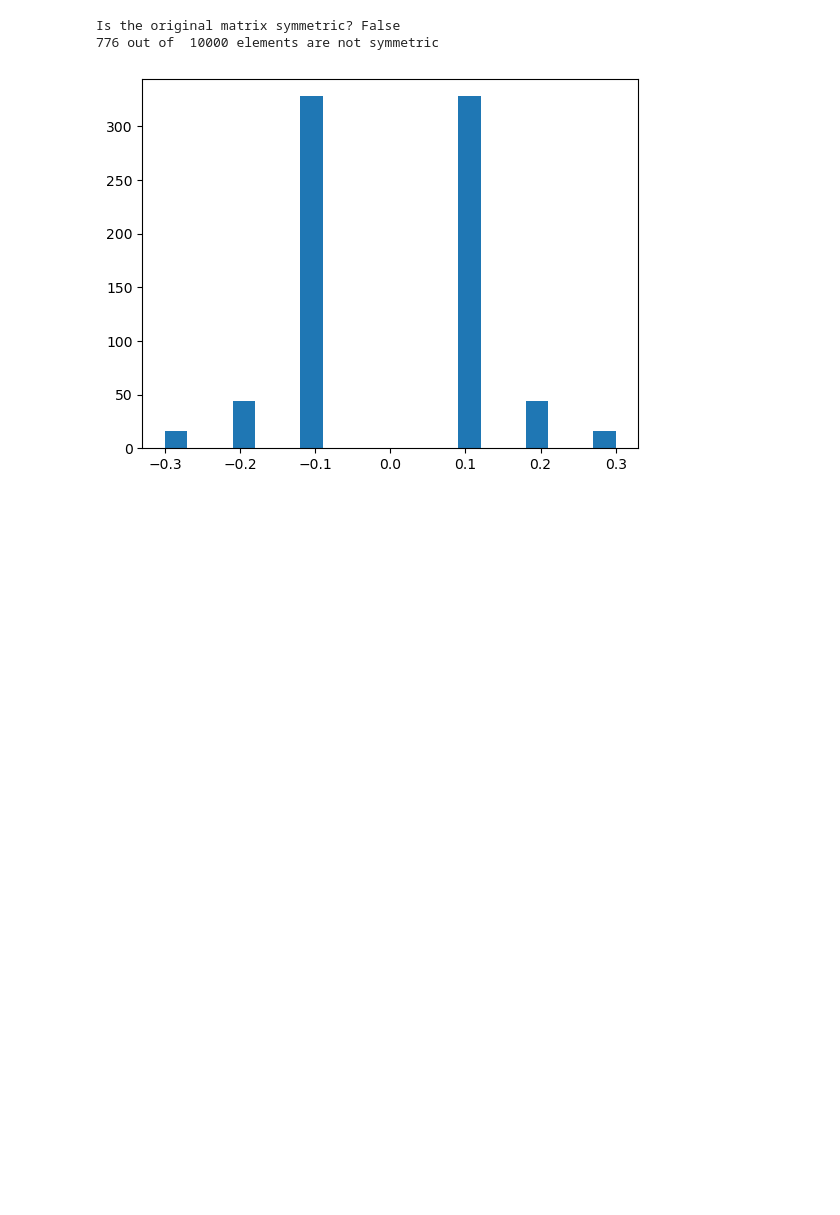
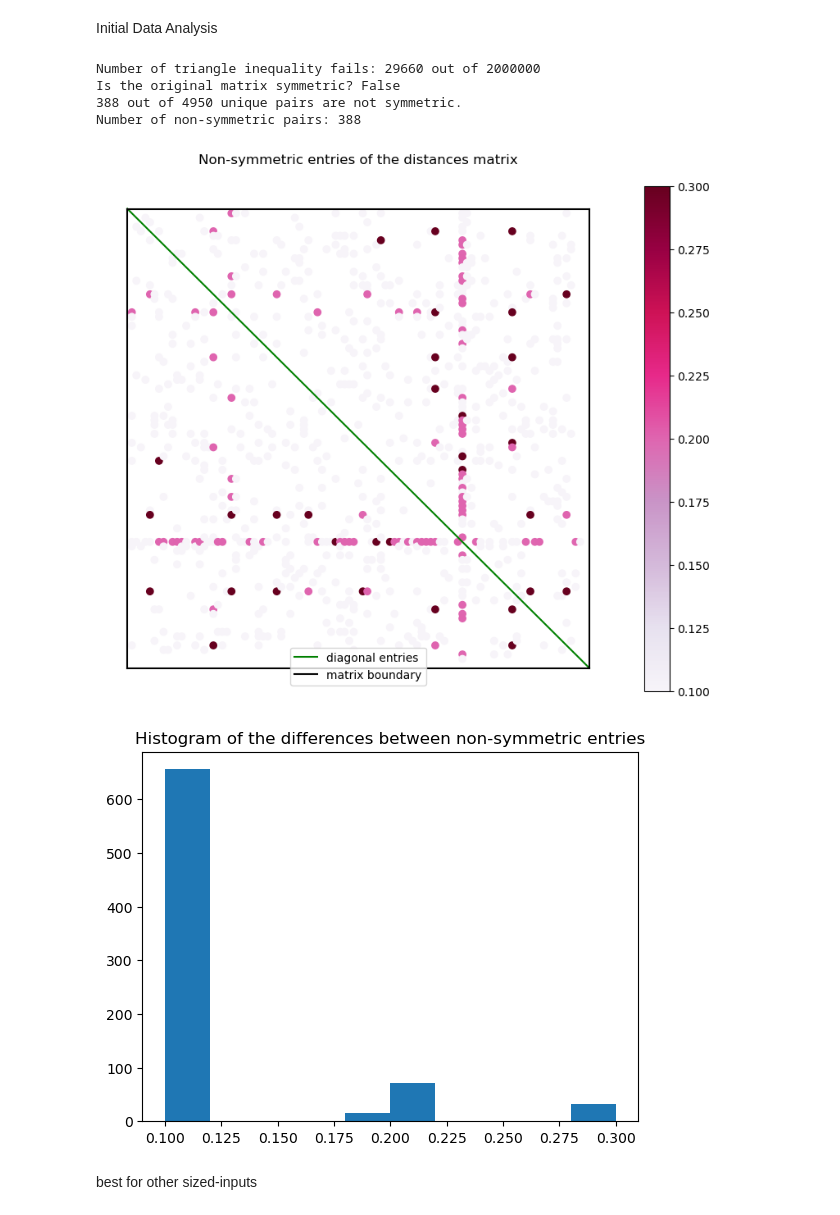
Before and after one commit to leobt23/Computational_Intelligence_forIOT, a Jupyter notebook: project_3_evolution_algorithms/map&paths.ipynb, the cells around one changed output. Saved outputs shown, nothing was run; the diff lists cells and outputs as text; code cells hidden in the pictures; blank space fills up the shorter version.

Commit message:
images

```diff
--- a/project_3_evolution_algorithms/map&paths.ipynb
+++ b/project_3_evolution_algorithms/map&paths.ipynb
@@ -9,40 +9,91 @@ distances = pd.read_excel('Project3_DistancesMatrix.xlsx', index_col=0)
 
 # let's create a numpy array from the dataframe
 distances_matrix = distances.iloc[:].to_numpy()
+# %% [markdown]
+Initial Data Analysis
 # %%
+# checking if the matrix respects the triangle inequality
+indices_triangle_fail = []
+which_matrix = distances_matrix
+for i in range(len(which_matrix)):
+    for j in range(len(which_matrix)):
+        for k in range(len(which_matrix)):
+            if which_matrix[i, j] + which_matrix[j, k] < which_matrix[i, k]:
+                indices_triangle_fail.append((i, j, k))
+
+# Each failure of the triangle inequality actually represents 2 failures,
+# because it fails for both (i,j,k) and (j,i,k)
+num_failures = 2 * len(indices_triangle_fail)
+
+print('Number of triangle inequality fails:', num_failures, 'out of', 2*len(which_matrix)**3)
+
+
 # let's check if the distances matrix is symmetric
 print('Is the original matrix symmetric?',np.allclose(distances_matrix, distances_matrix.T))
 # let's see where it fails
 non_symmetric = []
 for i in range(len(distances_matrix)):
     for j in range(len(distances_matrix)):
         # instead of !=, let's use np.allclose
         if not np.allclose(distances_matrix[i,j], distances_matrix[j,i]):
             non_symmetric.append((i,j))
+# number of elements in a triangular matrix, excluding the diagonal
+num_elements = len(distances_matrix) * (len(distances_matrix) - 1) / 2
 
-print(len(non_symmetric),'out of ',len(distances_matrix)**2,'elements are not symmetric')
+# print statement
+print(int(len(non_symmetric) / 2), 'out of', int(num_elements), 'unique pairs are not symmetric.')
 
 # now that we have the non-symmetric indices, let's see how much they differ, with a histogram
 differences = []
 for i,j in non_symmetric:
     differences.append(distances_matrix[i,j] - distances_matrix[j,i])
+# with the non_symmetric indices, let's see how many times the entries differ
+print('Number of non-symmetric pairs:',len(differences)//2)
 
-plt.hist(differences, bins=20)
+# let's scatter plot the non-symmetric pairs to see where the matrix's symmetry fails
+fig, ax = plt.subplots(figsize=(10,8))
+scatter = ax.scatter([i[0] for i in non_symmetric], [i[1] for i in non_symmetric], c=np.abs(differences), cmap='PuRd')
+# let's add the diagonal
+ax.plot([0-1, len(distances_matrix)+1], [0-1, len(distances_matrix)+1], c='g',label='diagonal entries')
+# let's add the matrix boundary lines
+ax.plot([0-1, len(distances_matrix)+1], [0-1, 0-1], c='black',label='matrix boundary')
+ax.plot([0-1, 0-1], [0-1, len(distances_matrix)+1], c='black')
+ax.plot([len(distances_matrix)+1, len(distances_matrix)+1], [0-1, len(distances_matrix)+1], c='black')
+ax.plot([0-1, len(distances_matrix)+1], [len(distances_matrix)+1, len(distances_matrix)+1], c='black')
+# invert y-axis
+ax.invert_yaxis()
+# move x-axis to top
+ax.xaxis.tick_top()
+# optional: move x-axis label to top as well
+ax.xaxis.set_label_position('top')
+plt.legend()
+plt.colorbar(scatter)
+# let's keep the axis ticks, but remove the lines
+ax.tick_params(axis='both', which='both',length=0)
+plt.axis('off')
+plt.title('Non-symmetric entries of the distances matrix')
+plt.show()
+
+
+
+# let's plot the histogram of the differences
+plt.hist(np.abs(differences), bins=10)
+plt.title('Histogram of the differences between non-symmetric entries')
 plt.show()
 
 
 # let's correct the symmetry of the matrix
 # by taking an average of the two values
 symmetric_matrix = distances_matrix.copy()
 for i,j in non_symmetric:
     symmetric_matrix[i,j] = symmetric_matrix[j,i] = (distances_matrix[i,j] + distances_matrix[j,i])/2
-
-# let's try a second way of correcting the symmetry of the matrix
-# by taking only the upper triangle matrix
 # %% [output]
+Number of triangle inequality fails: 29660 out of 2000000
 Is the original matrix symmetric? False
-776 out of  10000 elements are not symmetric
+388 out of 4950 unique pairs are not symmetric.
+Number of non-symmetric pairs: 388
-[figure, old version]
+[figure, new version]
+[figure, added]
 # %%
 # some of the best paths found by the algorithm
 
@@ -73,3 +124,5 @@ the_best2 = [65, 83, 89, 6, 45, 10, 18, 64, 48, 60, 14, 28, 9, 46, 25, 47, 2, 67
 # actual FINAL BEST
 # with fitness: (35.20000000000001,)
 the_great_best = [19, 24, 97, 2, 67, 47, 60, 14, 46, 9, 28, 48, 64, 18, 10, 25, 45, 0, 29, 59, 11, 44, 56, 57, 86, 8, 53, 72, 74, 39, 4, 94, 93, 85, 82, 92, 41, 37, 36, 34, 30, 90, 35, 7, 23, 69, 49, 12, 70, 77, 55, 96, 98, 38, 50, 87, 31, 21, 3, 73, 15, 51, 95, 1, 22, 54, 27, 32, 68, 84, 43, 80, 20, 79, 91, 52, 61, 81, 63, 17, 76, 78, 26, 75, 71, 88, 33, 42, 16, 6, 89, 83, 66, 5, 13, 58, 40, 62, 65]
+# %% [markdown]
+best for other sized-inputs
```
Also changed, not shown: parts of 2 cells of this notebook, 7 other files.
